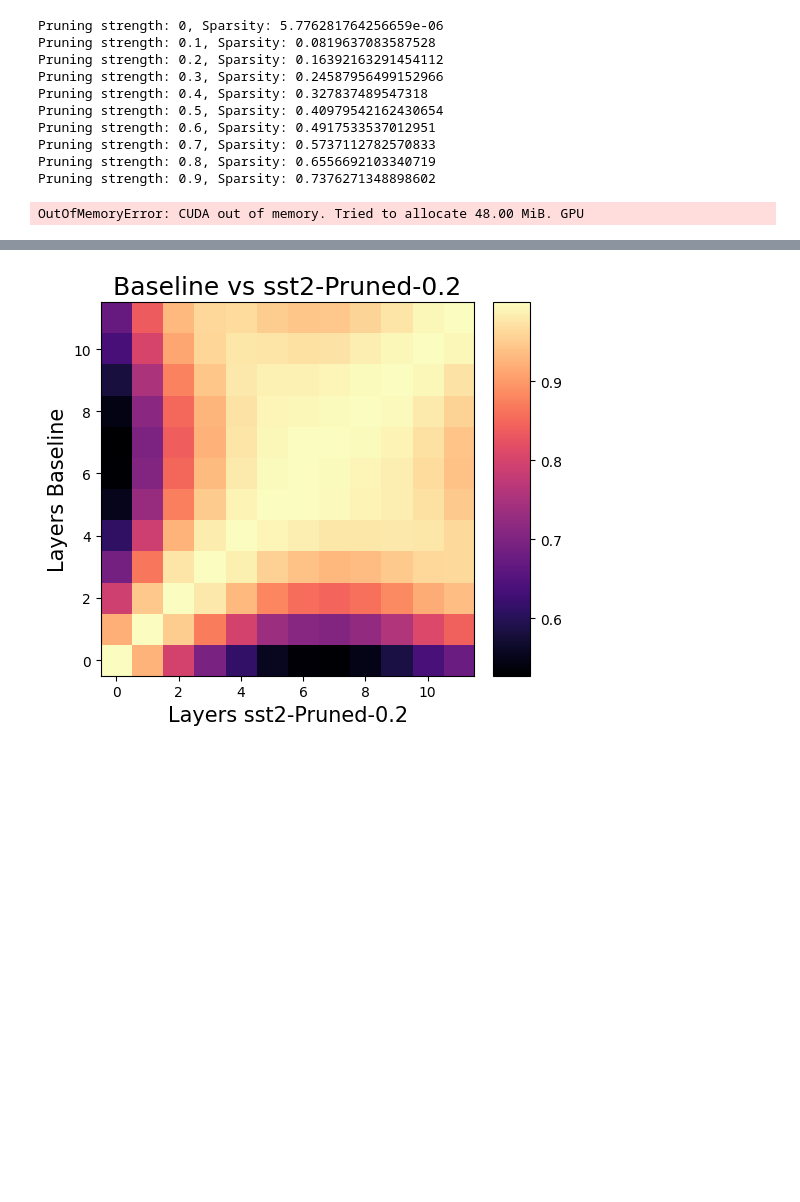
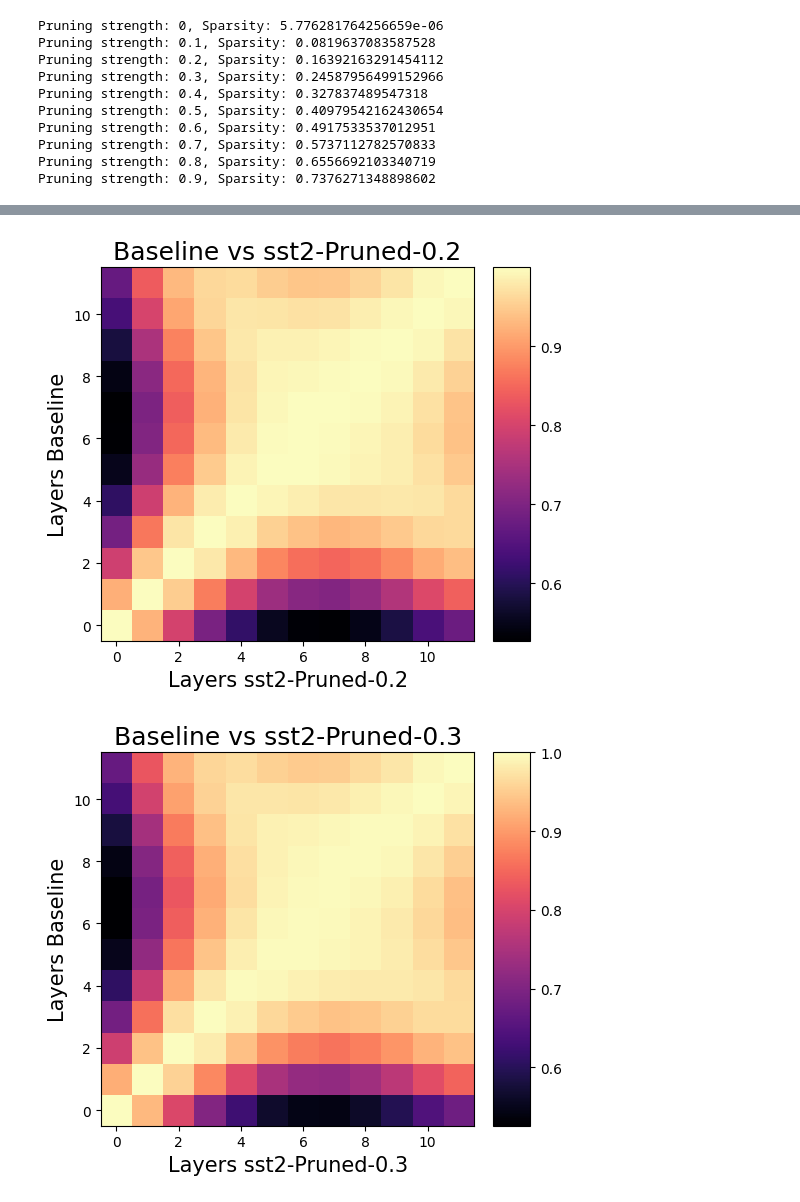
Before and after one commit to Akettle44/LLMs-What-Can-Pruning-Tell-Us, a Jupyter notebook: notebooks/experiments.ipynb, the cells around one changed output, grey strips where cells are left out. Saved outputs shown, nothing was run; the diff lists cells and outputs as text; code cells hidden in the pictures; blank space fills up the shorter version.

```diff
--- a/notebooks/experiments.ipynb
+++ b/notebooks/experiments.ipynb
@@ -48,9 +48,6 @@ def encodeTask(task, tokenizer, batch_size):
         max_len_test = len(max(dataset['test']['sentence'][:]))
         max_len = max(max_len_train, max_len_val, max_len_test)
 
-    # Tokenize Dataset
-    #tokenizer = transformers.BertTokenizer.from_pretrained(checkpoint, use_fast=True)
-
     # Select correct preprocessing function for each task
     if(task == 'cola'):
         encoded_dataset = dataset.map(preprocess_cola, batched=True, \
@@ -63,7 +60,7 @@ def encodeTask(task, tokenizer, batch_size):
     elif(task == 'sst2'):
         encoded_dataset = dataset.map(preprocess_sst2, batched=True, \
                                       fn_kwargs={'tokenizer': tokenizer})
-        tokenized_dataset = encoded_dataset.with_format('torch', columns=['input_ids', 'attention_mask'])
+        tokenized_dataset = encoded_dataset.with_format('torch', columns=['input_ids', 'attention_mask', 'label'])
     elif(task == 'qqp'):
         encoded_dataset = dataset.map(preprocess_qqp, batched=True, \
                                       fn_kwargs={'tokenizer': tokenizer})
@@ -215,8 +212,20 @@ Pruning strength: 0.7, Sparsity: 0.5737112782570833
 Pruning strength: 0.8, Sparsity: 0.6556692103340719
 Pruning strength: 0.9, Sparsity: 0.7376271348898602
 # %%
+def calcAccuracy(model):
+    batch_accs = []
+    with torch.no_grad():
+        for idx, batch in enumerate(val_loader):
+            batch = {k: v.to(device) for k,v in batch.items()}
+            outputs = model(**batch)
+            # sigmoid logits to get probs
+            probabilities = torch.argmax(torch.sigmoid(outputs[2]), axis=1)
+            correct = torch.count_nonzero(probabilities == batch['label'])
+            batch_accs.append(correct / batch['label'].shape[0])
+
+    return torch.mean(torch.tensor(batch_accs)).item()
+
 # Perform CKA Analysis on Pruned Models
-
 device = 'cuda:0' if torch.cuda.is_available() else 'cpu' # Check for device
 pruning_strength=[0, 0.1, 0.2, 0.3, 0.4, 0.5, 0.6, 0.7, 0.8, 0.9] # Eventually define above
 
@@ -242,34 +251,43 @@ os.mkdir(curr_dir)
 model1_names = [f"bert.encoder.layer.{i}.attention" for i in range(0, 12)]
 model2_names = [s for s in model1_names] # Perform Copy
 
+# Loop variables
 length = len(models)
+accuracies = [] # Measured on dataloader passed to cka (should be val)
 
 # Always compare against baseline
 # Be careful to watch VRAM when running this
 for i in range(1, length):
 
     with torch.no_grad():
         model1_name = "Baseline"
         model2_name = f"{task}-Pruned-{pruning_strength[i]}"
 
         model1 = models[0] # Baseline
         model2 = models[i] # Pruned Model
 
         model1 = model1.to(device)
         model2 = model2.to(device)
 
+        # Compute accuracy for baseline model as well
+        if(i == 1):
+            accuracies.append(calcAccuracy(model1))
+
+        accuracies.append(calcAccuracy(model2))
+
+        # Compute CKA
         cka = CKA(model1, model2, model1_name=model1_name, model2_name=model2_name, model1_layers=model1_names, model2_layers=model2_names, device=device)
         cka.compare(val_loader) # Maybe use a different dataloader?
         results = cka.export()
 
         #print(results)
         plot_name = os.path.join(curr_dir, f"{task}_" + model2_name + ".png")
         cka.plot_results(plot_name, f"{model1_name} vs {model2_name}")
 
         # Remove model from GPU mem
         del model2 # Reference therefore list idx deleted as well
         torch.cuda.empty_cache()
 # %% [output]
-OutOfMemoryError: CUDA out of memory. Tried to allocate 48.00 MiB. GPU
 [figure]
 [figure]
+[figure, added]
```
Also changed, not shown: parts of 4 cells of this notebook, 1 other file.
